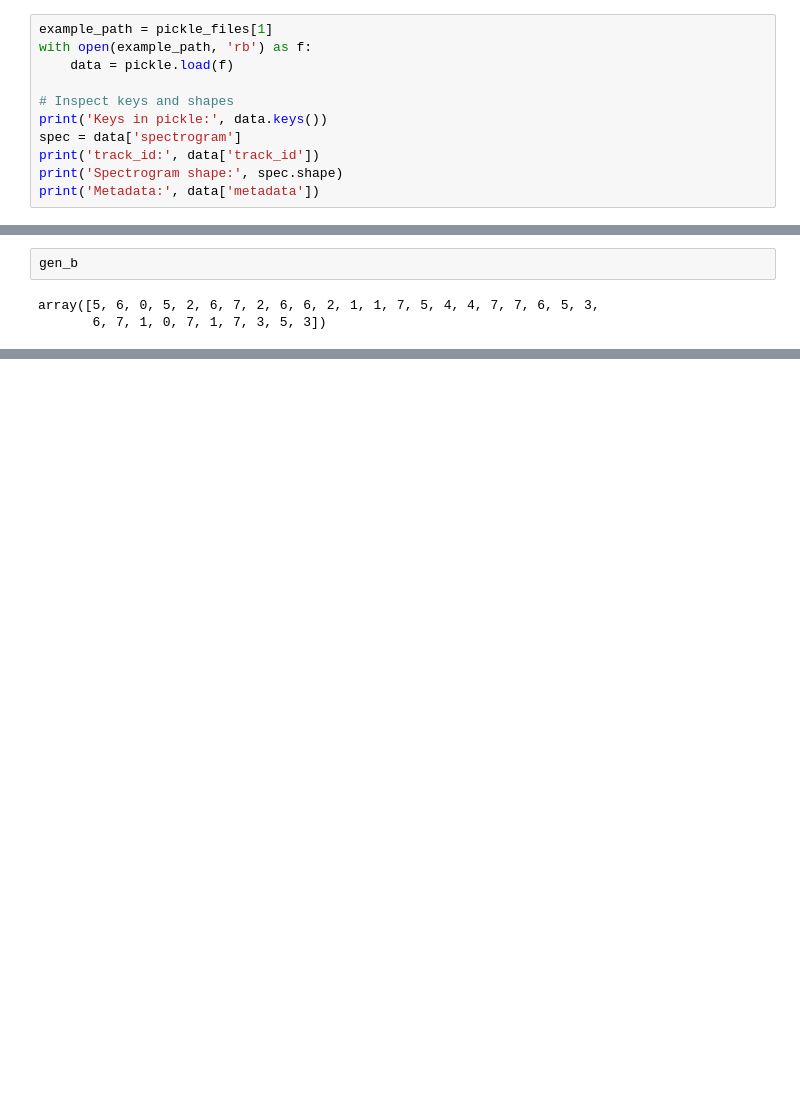
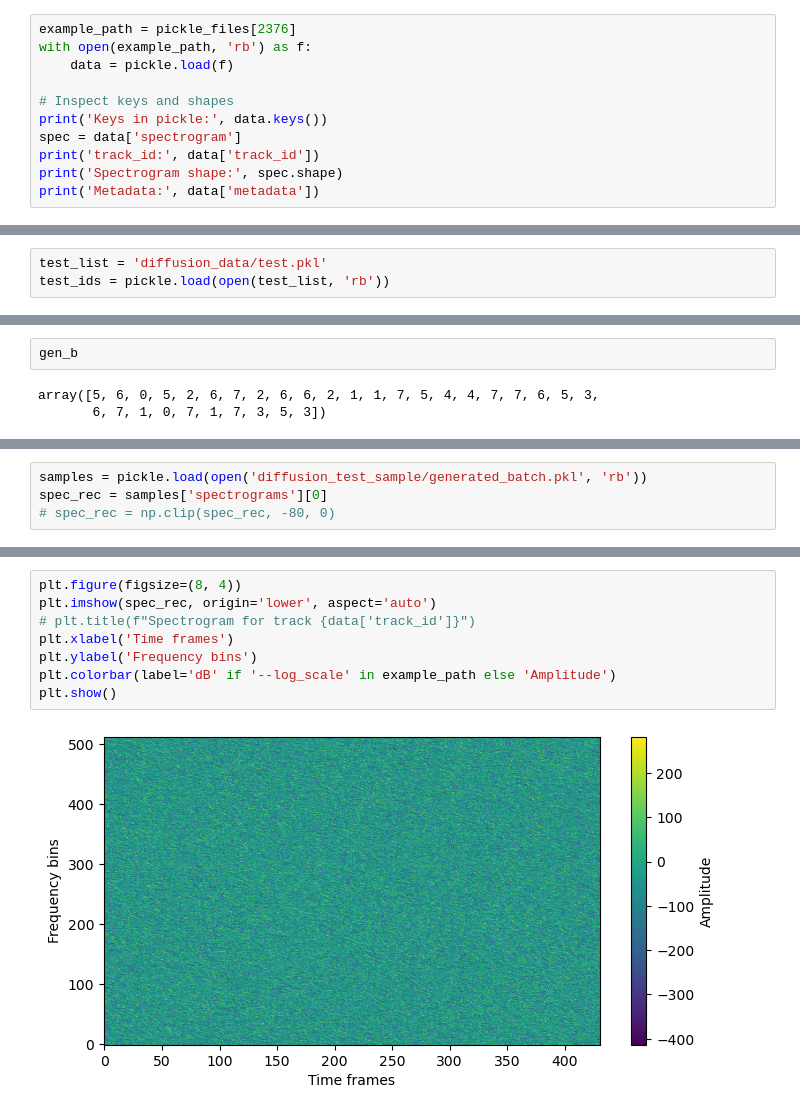
Before and after one commit to lynnlin77/CSCI1470-Melodic-Machines, a Jupyter notebook: data_example.ipynb, the cells around one changed output, grey strips where cells are left out. Drawn from its saved outputs; the diff is of its cells as text; blank space fills up the shorter version.

Commit message:
try test sample audio

```diff
--- a/data_example.ipynb
+++ b/data_example.ipynb
@@ -16,7 +19,7 @@ Found 5 spectrogram pickles
 # %% [markdown]
 # Example for a single track
 # %%
-example_path = pickle_files[1]
+example_path = pickle_files[2376]
 with open(example_path, 'rb') as f:
     data = pickle.load(f)
 
@@ -107,0 +115,3 @@ Example batch: specs=(32, 513, 431, 1), artists=(32,), genres=(32,)
+# %%
+test_list = 'diffusion_data/test.pkl'
+test_ids = pickle.load(open(test_list, 'rb'))
@@ -112,0 +133,4 @@ array([5, 6, 0, 5, 2, 6, 7, 2, 6, 6, 2, 1, 1, 7, 5, 4, 4, 7, 7, 6, 5, 3,
+# %%
+samples = pickle.load(open('diffusion_test_sample/generated_batch.pkl', 'rb'))
+spec_rec = samples['spectrograms'][0]
+# spec_rec = np.clip(spec_rec, -80, 0)
@@ -112,0 +150,10 @@ array([5, 6, 0, 5, 2, 6, 7, 2, 6, 6, 2, 1, 1, 7, 5, 4, 4, 7, 7, 6, 5, 3,
+# %%
+plt.figure(figsize=(8, 4))
+plt.imshow(spec_rec, origin='lower', aspect='auto')
+# plt.title(f"Spectrogram for track {data['track_id']}")
+plt.xlabel('Time frames')
+plt.ylabel('Frequency bins')
+plt.colorbar(label='dB' if '--log_scale' in example_path else 'Amplitude')
+plt.show()
+# %% [output]
+[figure, added]
```
Also changed, not shown: parts of 8 cells of this notebook.
